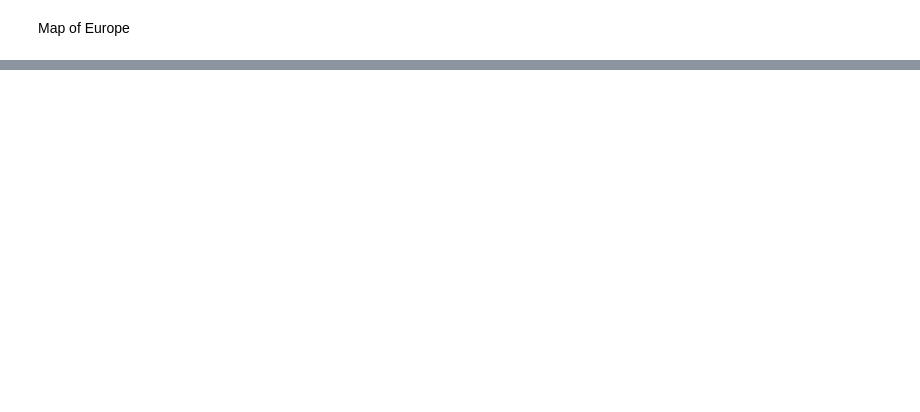
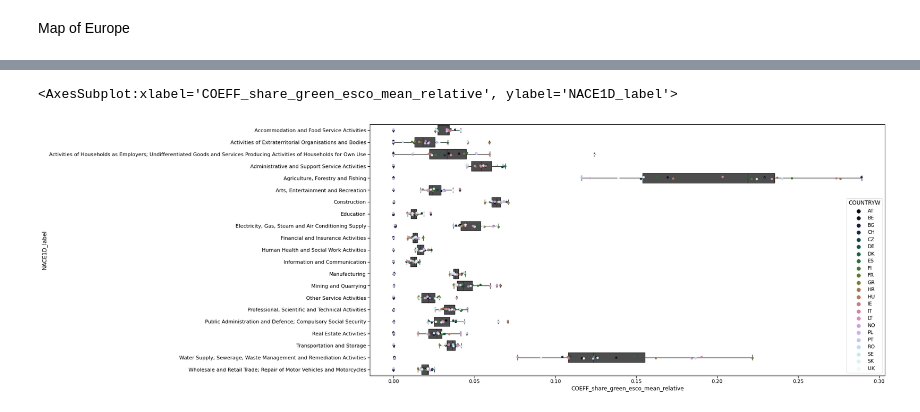
Before and after one commit to derpyninja/re4gt, a Jupyter notebook: notebooks/01-fz-data-exploration-europe.ipynb, the cells around one changed output, grey strips where cells are left out. Cells and saved outputs as stored; diff of their text form; code cells hidden in the pictures; blank space fills up the shorter version.

Commit message:
implementation of visualisation in pipeline

```diff
--- a/notebooks/01-fz-data-exploration-europe.ipynb
+++ b/notebooks/01-fz-data-exploration-europe.ipynb
@@ -61,0 +61,4 @@ gdf_sub["relative_COEFF_share_brown_esco_mean"] = \
+# %%
+# calculate relative shares at regional level
+for col in cols_to_calc:
+    gdf_sub["{}_relative".format(col)] = gdf_sub[col] / gdf_sub["COEFF"]
@@ -123,0 +174,11 @@ plt.savefig(
+# %%
+# aggregate over industries and countries
+df_all_agg_by_cntr_ind = df_all.groupby(["NACE1D_label", "COUNTRYW"])[cols_to_calc_all]\
+    .sum()\
+    .reset_index()
+
+cols = ["COEFF_share_green_gtp_mean", "COEFF_share_green_esco_mean",
+        "COEFF_share_brown_esco_mean", "COEFF_share_neutral_esco_mean"]
+
+for col in cols:
+    df_all_agg_by_cntr_ind["{}_relative".format(col)] = df_all_agg_by_cntr_ind[col] / df_all_agg_by_cntr_ind["COEFF"]
@@ -123,0 +201,30 @@ plt.savefig(
+# %%
+f, ax = plt.subplots(figsize=(20, 10))
+
+x_var = "COEFF_share_green_esco_mean_relative"
+y_var = "NACE1D_label"
+hue_var = "COUNTRYW"
+
+n_colors = len(df_all_agg_by_cntr_ind[hue_var].unique())
+palette = sns.color_palette("cubehelix", n_colors=n_colors)
+
+sns.boxplot(
+    data=df_all_agg_by_cntr_ind,
+    x=x_var,
+    y=y_var,
+    color=".3",
+)
+
+sns.stripplot(
+    data=df_all_agg_by_cntr_ind,
+    x=x_var,
+    y=y_var,
+    #color=".3",
+    hue=hue_var,
+    palette=palette
+)
+
+sns.despine()
+# %% [output]
+<AxesSubplot:xlabel='COEFF_share_green_esco_mean_relative', ylabel='NACE1D_label'>
+[figure, added]
```
Also changed, not shown: parts of 19 cells of this notebook, 30 other files.
